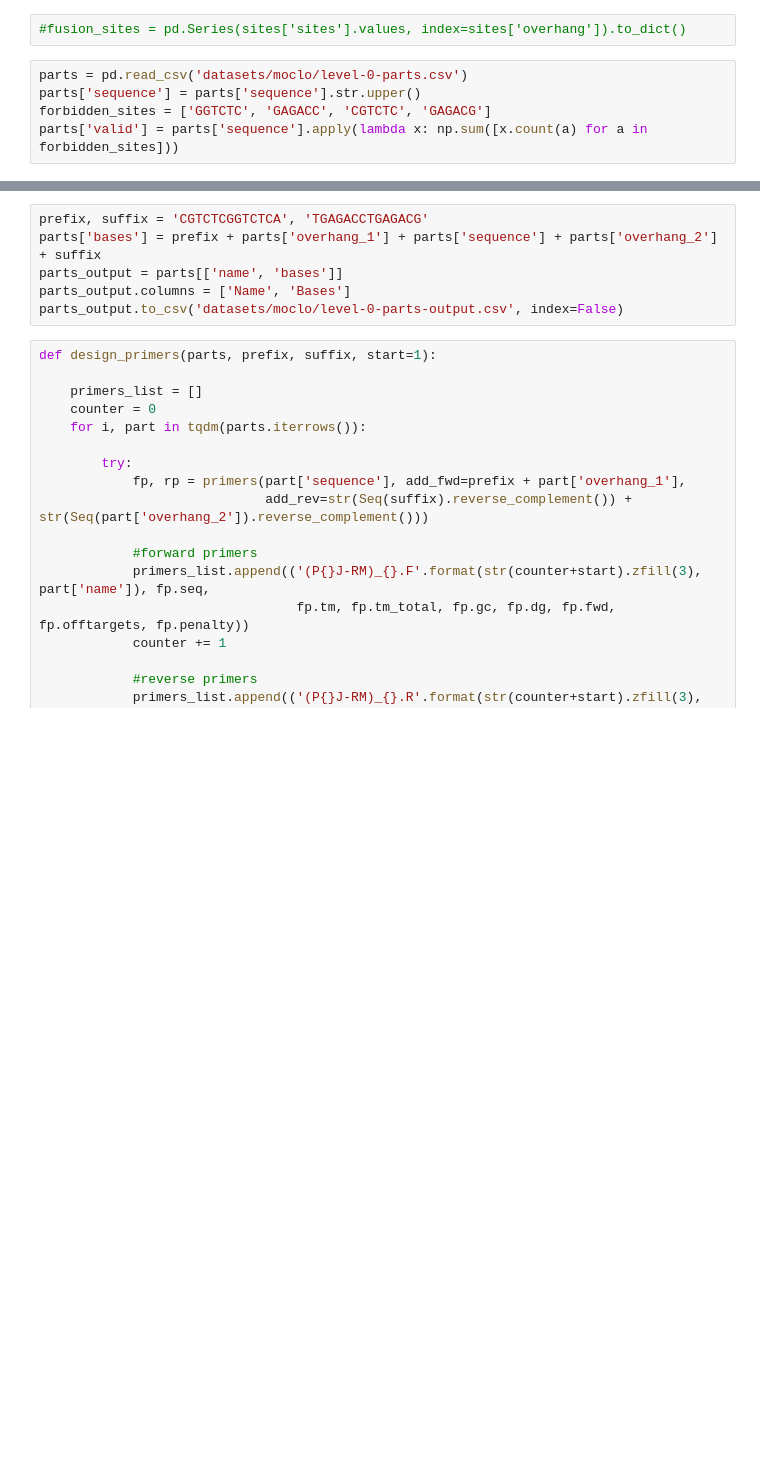
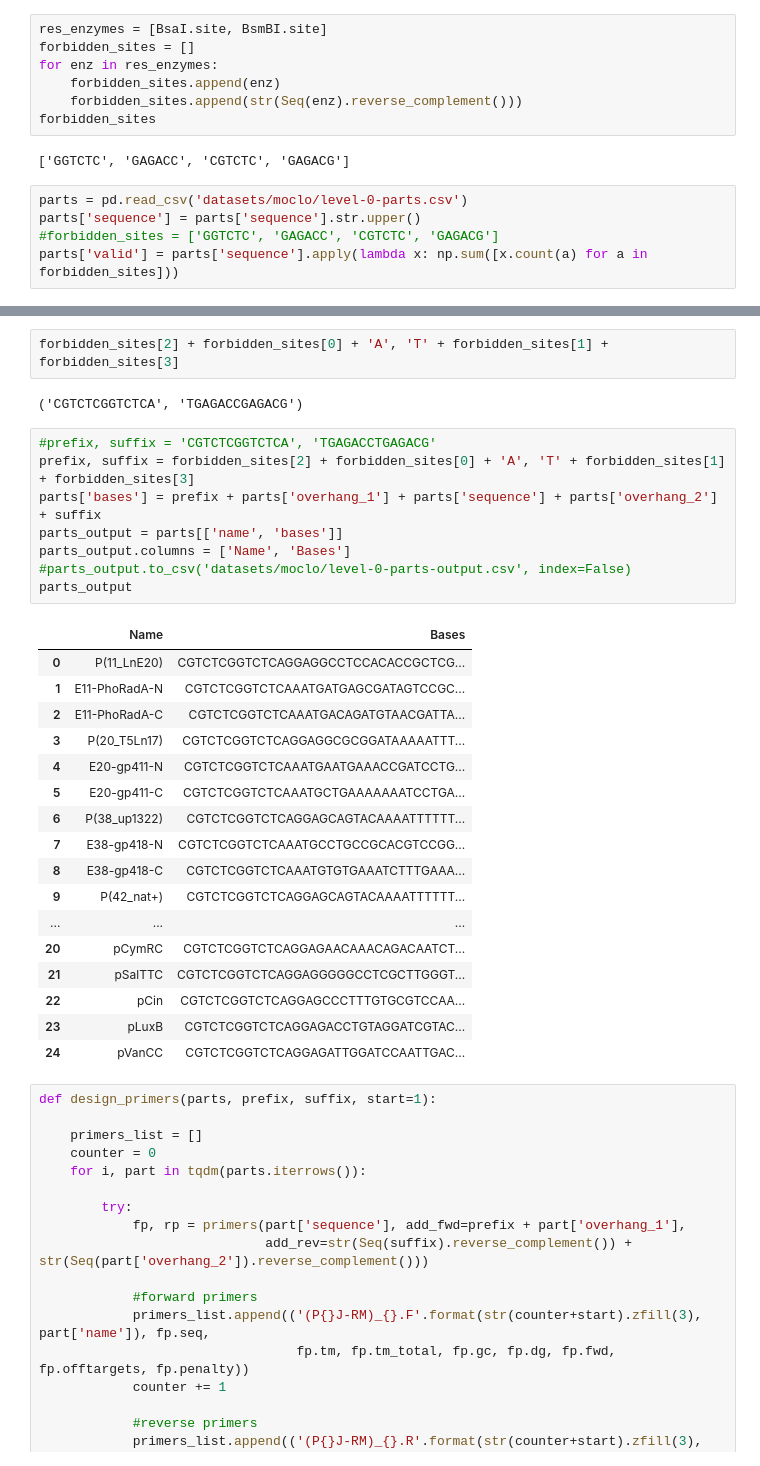
Before and after one commit to rmardian/intein-based-circuits, a Jupyter notebook: MoClo.ipynb, the cells around one changed output, grey strips where cells are left out. Drawn from its saved outputs; the diff is of its cells as text; blank space fills up the shorter version.

```diff
--- a/MoClo.ipynb
+++ b/MoClo.ipynb
@@ -11,9 +12,16 @@ from Bio.Seq import Seq
-# %%
-#fusion_sites = pd.Series(sites['sites'].values, index=sites['overhang']).to_dict()
+# %%
+res_enzymes = [BsaI.site, BsmBI.site]
+forbidden_sites = []
+for enz in res_enzymes:
+    forbidden_sites.append(enz)
+    forbidden_sites.append(str(Seq(enz).reverse_complement()))
+forbidden_sites
+# %% [output]
+['GGTCTC', 'GAGACC', 'CGTCTC', 'GAGACG']
 # %%
 parts = pd.read_csv('datasets/moclo/level-0-parts.csv')
 parts['sequence'] = parts['sequence'].str.upper()
-forbidden_sites = ['GGTCTC', 'GAGACC', 'CGTCTC', 'GAGACG']
+#forbidden_sites = ['GGTCTC', 'GAGACC', 'CGTCTC', 'GAGACG']
 parts['valid'] = parts['sequence'].apply(lambda x: np.sum([x.count(a) for a in forbidden_sites]))
 # %%
 sites = pd.read_csv('datasets/moclo/jump-sites.csv')
@@ -37,12 +45,36 @@ parts
 | 22 | pCin | Promoter | P | CCCTTTGTGCGTCCAAACGGACGCACGGCGCTC... | 0 | GGAG | TACT |
 | 23 | pLuxB | Promoter | P | ACCTGTAGGATCGTACAGGTTTACGCAAGAAAA... | 0 | GGAG | TACT |
 | 24 | pVanCC | Promoter | P | ATTGGATCCAATTGACAGCTAGCTCAGTCCTAG... | 0 | GGAG | TACT |
+# %%
+forbidden_sites[2] + forbidden_sites[0] + 'A', 'T' + forbidden_sites[1] + forbidden_sites[3]
+# %% [output]
+('CGTCTCGGTCTCA', 'TGAGACCGAGACG')
 # %%
-prefix, suffix = 'CGTCTCGGTCTCA', 'TGAGACCTGAGACG'
+#prefix, suffix = 'CGTCTCGGTCTCA', 'TGAGACCTGAGACG'
+prefix, suffix = forbidden_sites[2] + forbidden_sites[0] + 'A', 'T' + forbidden_sites[1] + forbidden_sites[3]
 parts['bases'] = prefix + parts['overhang_1'] + parts['sequence'] + parts['overhang_2'] + suffix
 parts_output = parts[['name', 'bases']]
 parts_output.columns = ['Name', 'Bases']
-parts_output.to_csv('datasets/moclo/level-0-parts-output.csv', index=False)
+#parts_output.to_csv('datasets/moclo/level-0-parts-output.csv', index=False)
+parts_output
+# %% [output]
+|  | Name | Bases |
+| 0 | P(11_LnE20) | CGTCTCGGTCTCAGGAGGCCTCCACACCGCTCG... |
+| 1 | E11-PhoRadA-N | CGTCTCGGTCTCAAATGATGAGCGATAGTCCGC... |
+| 2 | E11-PhoRadA-C | CGTCTCGGTCTCAAATGACAGATGTAACGATTA... |
+| 3 | P(20_T5Ln17) | CGTCTCGGTCTCAGGAGGCGCGGATAAAAATTT... |
+| 4 | E20-gp411-N | CGTCTCGGTCTCAAATGAATGAAACCGATCCTG... |
+| 5 | E20-gp411-C | CGTCTCGGTCTCAAATGCTGAAAAAAATCCTGA... |
+| 6 | P(38_up1322) | CGTCTCGGTCTCAGGAGCAGTACAAAATTTTTT... |
+| 7 | E38-gp418-N | CGTCTCGGTCTCAAATGCCTGCCGCACGTCCGG... |
+| 8 | E38-gp418-C | CGTCTCGGTCTCAAATGTGTGAAATCTTTGAAA... |
+| 9 | P(42_nat+) | CGTCTCGGTCTCAGGAGCAGTACAAAATTTTTT... |
+| ... | ... | ... |
+| 20 | pCymRC | CGTCTCGGTCTCAGGAGAACAAACAGACAATCT... |
+| 21 | pSalTTC | CGTCTCGGTCTCAGGAGGGGGCCTCGCTTGGGT... |
+| 22 | pCin | CGTCTCGGTCTCAGGAGCCCTTTGTGCGTCCAA... |
+| 23 | pLuxB | CGTCTCGGTCTCAGGAGACCTGTAGGATCGTAC... |
+| 24 | pVanCC | CGTCTCGGTCTCAGGAGATTGGATCCAATTGAC... |
 # %%
 def design_primers(parts, prefix, suffix, start=1):
 
```
Also changed, not shown: parts of 1 cell of this notebook, 11 other files.
